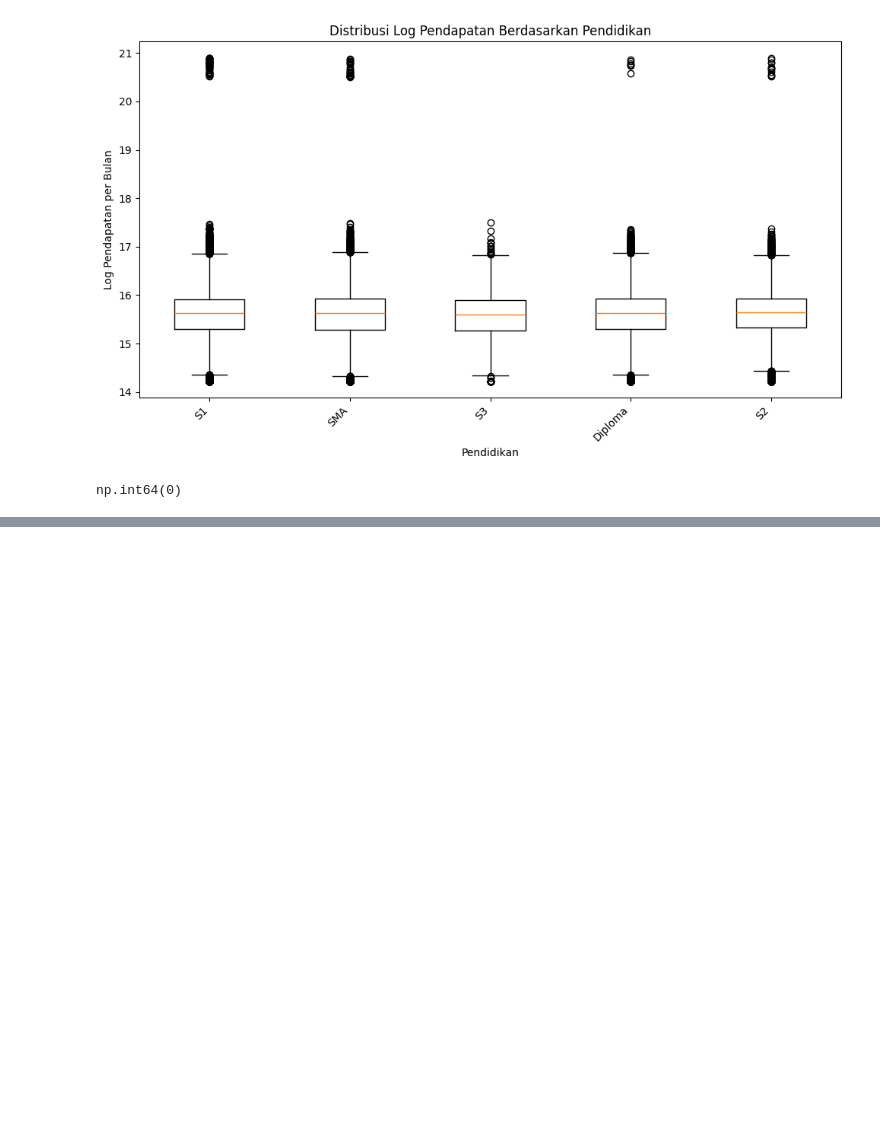
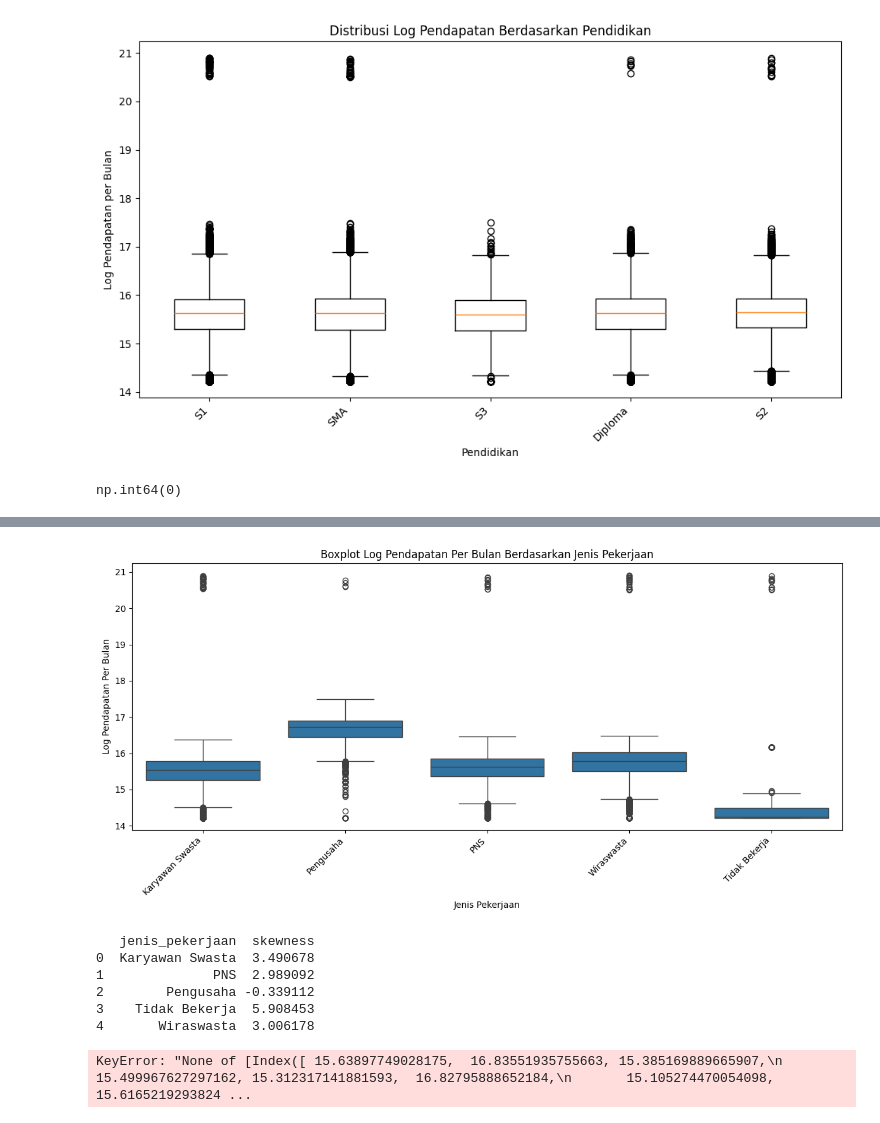
Before and after one commit to andikadibyaa/bflp-python, a Jupyter notebook: Sesi 2 - 10 JUN - Sesi EDA.ipynb, the cells around one changed output, grey strips where cells are left out. Cells and saved outputs as stored; diff of their text form; code cells hidden in the pictures; blank space fills up the shorter version.

```diff
--- a/Sesi 2 - 10 JUN - Sesi EDA.ipynb
+++ b/Sesi 2 - 10 JUN - Sesi EDA.ipynb
@@ -450,0 +612,16 @@ np.int64(0)
+# %%
+# Mengisi missing value pada riwayat_tunggaka berdasarkan jumlah_tunggakan
+kolom_target = "riwayat_tunggaka"
+
+# Isi dengan kategori yang paling sering muncul pada setiap jumlah_tunggakan
+group_mode = df.groupby("jumlah_tunggakan")[kolom_target].transform(
+    lambda x: x.mode().iloc[0] if not x.mode().empty else pd.NA
+)
+df[kolom_target] = df[kolom_target].fillna(group_mode)
+
+# Fallback ke mode global jika masih ada missing value
+if df[kolom_target].isna().any():
+    df[kolom_target] = df[kolom_target].fillna(df[kolom_target].mode().iloc[0])
+
+print("Sisa missing value setelah imputasi:", df[kolom_target].isna().sum())
+print(df[["jumlah_tunggakan", kolom_target]].head())
@@ -450,0 +973,40 @@ np.int64(0)
+# %%
+#buat boxplot pendapatan per bulan berdasarkan jenis pekerjaan setelah transformasi log
+plt.figure(figsize=(12, 6))
+sns.boxplot(x="jenis_pekerjaan", y="log_pendapatan_per_b", data=df)
+plt.title("Boxplot Log Pendapatan Per Bulan Berdasarkan Jenis Pekerjaan")
+plt.xlabel("Jenis Pekerjaan")
+plt.ylabel("Log Pendapatan Per Bulan")
+plt.xticks(rotation=45, ha="right")
+plt.tight_layout()
+plt.show()
+# %% [output]
+[figure, added]
+# %%
+#lihat skewness log pendapatan per bulan berdasarkan jenis pekerjaan
+skewness_by_job = df.groupby("jenis_pekerjaan")["log_pendapatan_per_b"].skew().reset_index(name="skewness")
+print(skewness_by_job)
+# %% [output]
+   jenis_pekerjaan  skewness
+0  Karyawan Swasta  3.490678
+1              PNS  2.989092
+2        Pengusaha -0.339112
+3    Tidak Bekerja  5.908453
+4       Wiraswasta  3.006178
+# %%
+#cek data ekstrem per pekerjaan
+pd.crosstab(
+    df["jenis_pekerjaan"],
+    df["log_pendapatan_per_b"],
+    margins=True
+)
+df[df["log_pendapatan_per_b"]] .groupby(
+    "jenis_pekerjaan"
+)["log_pendapatan_per_b"].agg(
+    jumlah="count",
+    minimum="min",
+    median="median",
+    maksimum="max"
+)
+# %% [output]
+KeyError: "None of [Index([ 15.63897749028175,  16.83551935755663, 15.385169889665907,\n       15.499967627297162, 15.312317141881593,  16.82795888652184,\n       15.105274470054098,  15.6165219293824 ...
```
Also changed, not shown: parts of 24 cells of this notebook.
